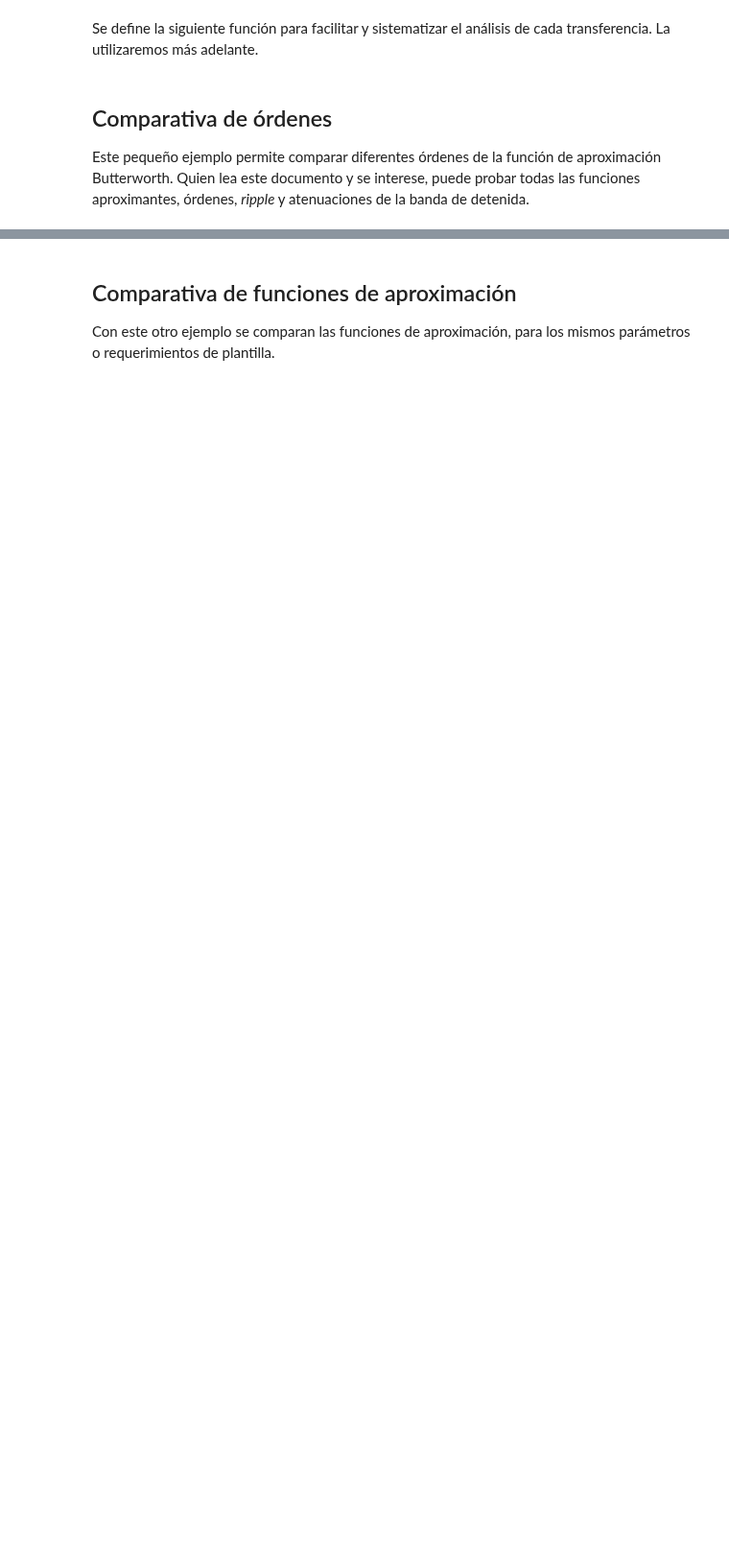
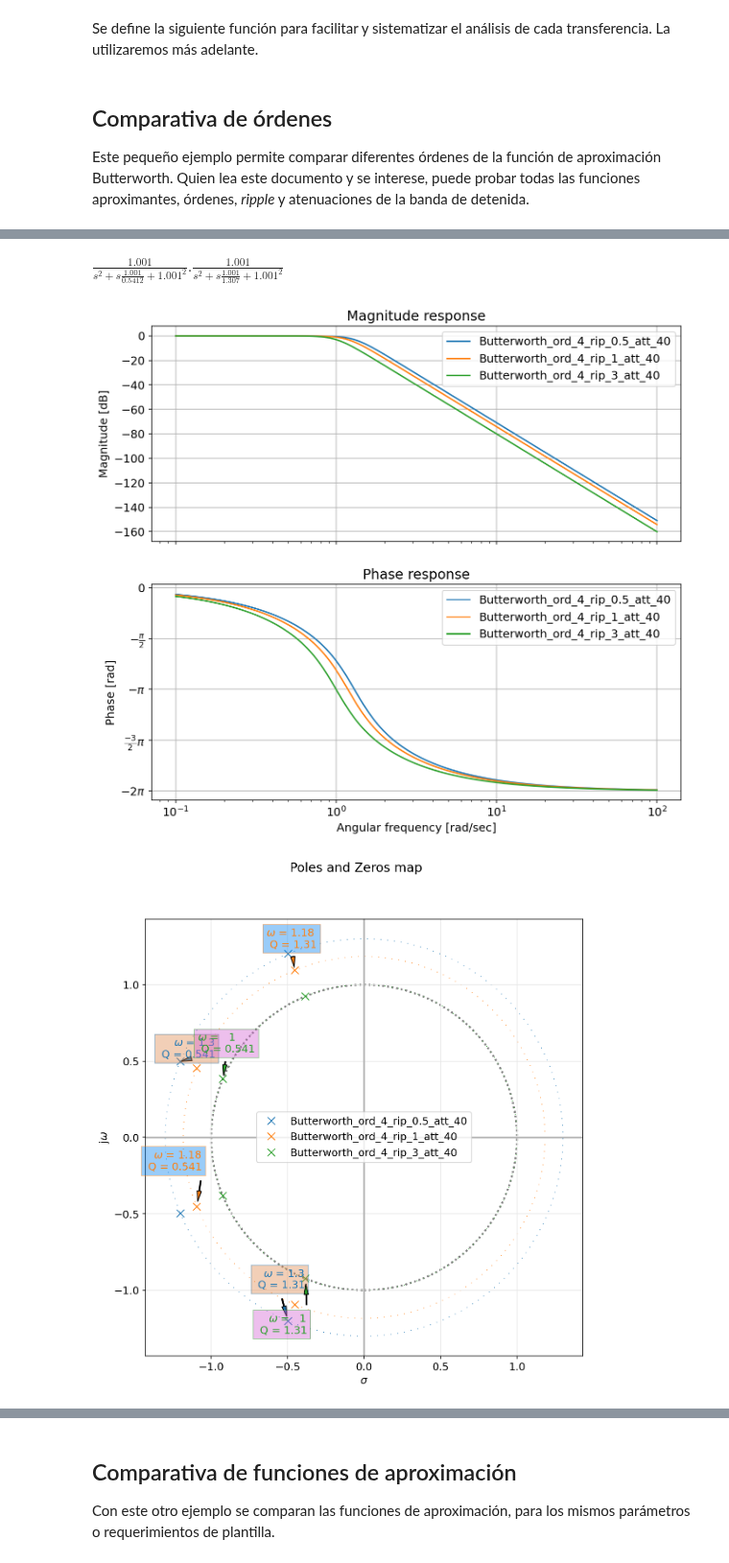
Before and after one commit to marianux/pytc2, a Jupyter notebook: docs/ComparativaOrdenes.ipynb, the cells around one changed output, grey strips where cells are left out. Shown at 96% size. Saved outputs shown, nothing was run; the diff lists cells and outputs as text; code cells hidden in the pictures; blank space fills up the shorter version.

```diff
--- a/docs/ComparativaOrdenes.ipynb
+++ b/docs/ComparativaOrdenes.ipynb
@@ -154,0 +157,21 @@ $\displaystyle   \frac{1.001 }{s^2 + s \frac{1.001}{0.5412} + 1.001^2} . \frac{1
+# %%
+
+aprox_name = 'Butterworth'
+#aprox_name = 'Chebyshev1'
+#aprox_name = 'Chebyshev2'
+#aprox_name = 'Bessel'
+#aprox_name = 'Cauer'
+
+# parametrizamos el ripple
+ripple = [0.5, 1, 3]  # dB \alpha_{max}
+
+# Mismo requerimiento de ripple y atenuación
+aproxs = [aprox_name] * len(orders2analyze)
+orders2analyze = [4] * len(orders2analyze)
+attenuation = [40] * len(orders2analyze) # dB \alpha_{min} <-- Sin parametrizar, att fija
+
+
+print_subtitle('Aproximaciones de Máxima Planicidad')
+
+sim_aprox(aproxs, orders2analyze, ripple, attenuation)
+# %% [output]
@@ -154,0 +184,3 @@ $\displaystyle   \frac{1.001 }{s^2 + s \frac{1.001}{0.5412} + 1.001^2} . \frac{1
+$\displaystyle   \frac{1.001 }{s^2 + s \frac{1.001}{0.5412} + 1.001^2} . \frac{1.001 }{s^2 + s \frac{1.001}{1.307} + 1.001^2}$
+[figure, added]
+[figure, added]
```
Also changed, not shown: parts of 6 cells of this notebook, 5 other files.
